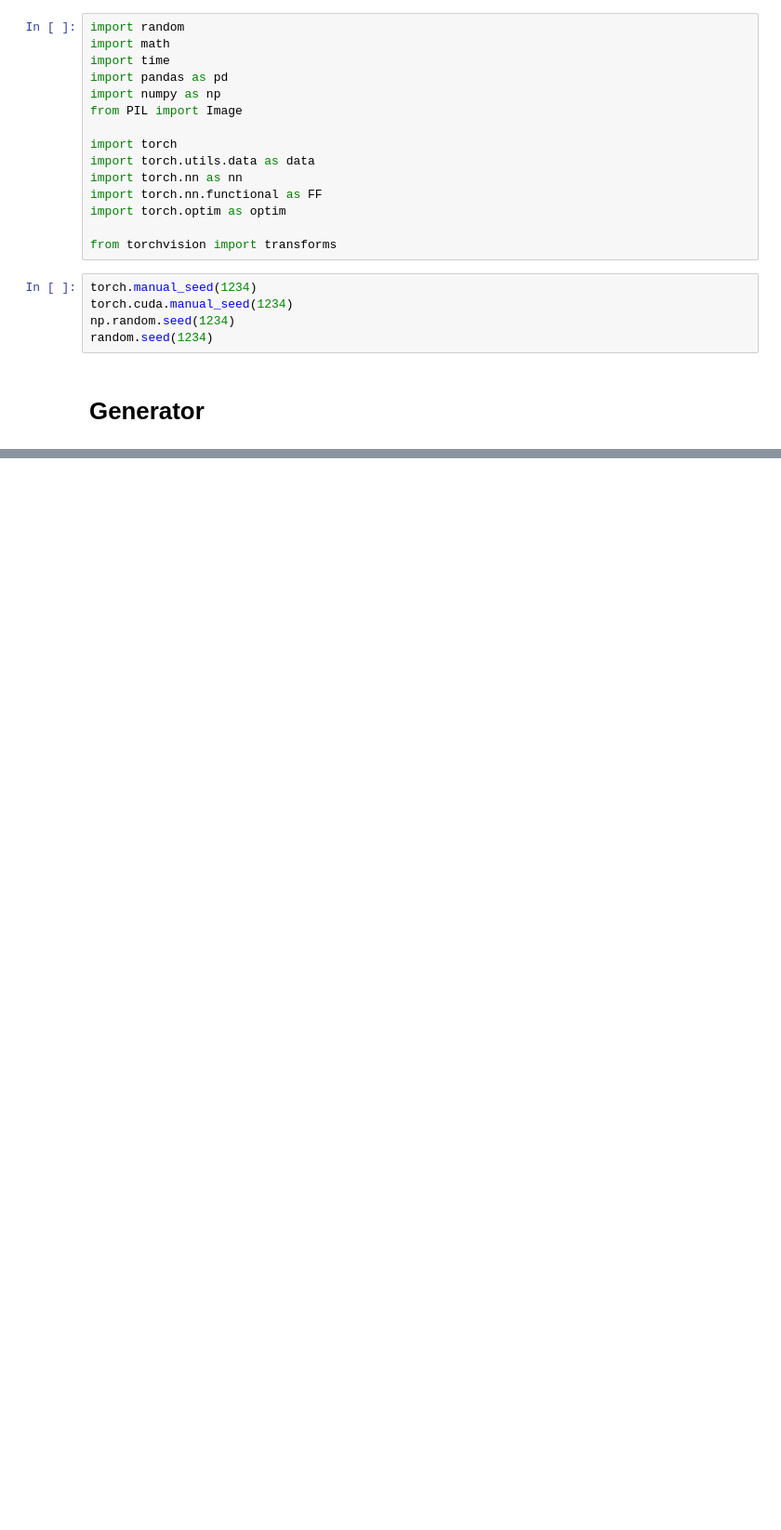
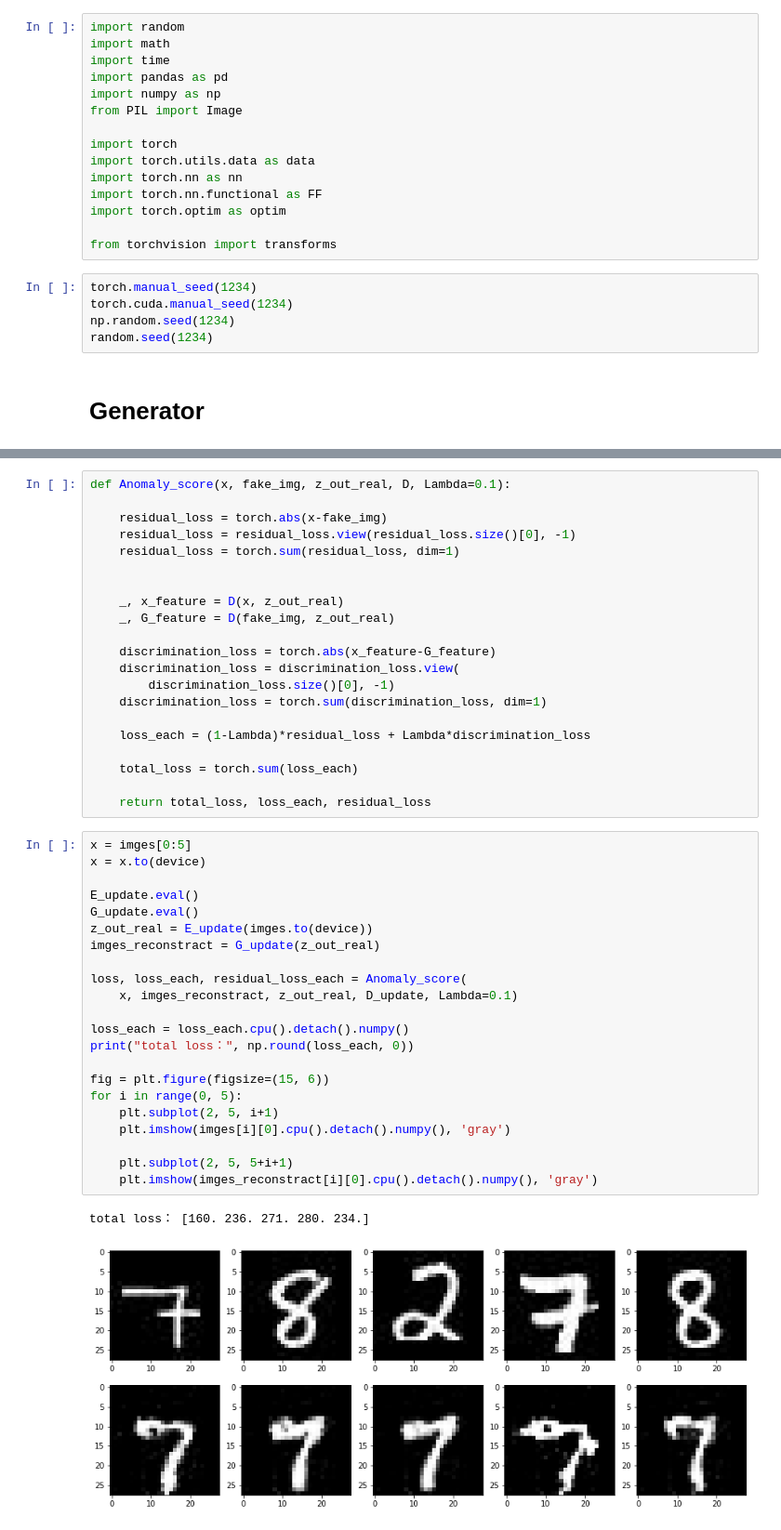
Before and after one commit to shun74/Pytorch, a Jupyter notebook: AnomalyDetection/EfficientGAN.ipynb, the cells around one changed output, grey strips where cells are left out. Shown at 93% size. Saved outputs shown, nothing was run; the diff lists cells and outputs as text; blank space fills up the shorter version.

```diff
--- a/AnomalyDetection/EfficientGAN.ipynb
+++ b/AnomalyDetection/EfficientGAN.ipynb
@@ -86,0 +499,46 @@ AttributeError: 'list' object has no attribute 'view'
+# %%
+def Anomaly_score(x, fake_img, z_out_real, D, Lambda=0.1):
+
+    residual_loss = torch.abs(x-fake_img)
+    residual_loss = residual_loss.view(residual_loss.size()[0], -1)
+    residual_loss = torch.sum(residual_loss, dim=1)
+
+
+    _, x_feature = D(x, z_out_real)
+    _, G_feature = D(fake_img, z_out_real)
+
+    discrimination_loss = torch.abs(x_feature-G_feature)
+    discrimination_loss = discrimination_loss.view(
+        discrimination_loss.size()[0], -1)
+    discrimination_loss = torch.sum(discrimination_loss, dim=1)
+
+    loss_each = (1-Lambda)*residual_loss + Lambda*discrimination_loss
+
+    total_loss = torch.sum(loss_each)
+
+    return total_loss, loss_each, residual_loss
+# %%
+x = imges[0:5]
+x = x.to(device)
+
+E_update.eval()
+G_update.eval()
+z_out_real = E_update(imges.to(device))
+imges_reconstract = G_update(z_out_real)
+
+loss, loss_each, residual_loss_each = Anomaly_score(
+    x, imges_reconstract, z_out_real, D_update, Lambda=0.1)
+
+loss_each = loss_each.cpu().detach().numpy()
+print("total loss：", np.round(loss_each, 0))
+
+fig = plt.figure(figsize=(15, 6))
+for i in range(0, 5):
+    plt.subplot(2, 5, i+1)
+    plt.imshow(imges[i][0].cpu().detach().numpy(), 'gray')
+
+    plt.subplot(2, 5, 5+i+1)
+    plt.imshow(imges_reconstract[i][0].cpu().detach().numpy(), 'gray')
+# %% [output]
+total loss： [160. 236. 271. 280. 234.]
+[figure, added]
```
Also changed, not shown: parts of 19 cells of this notebook.
